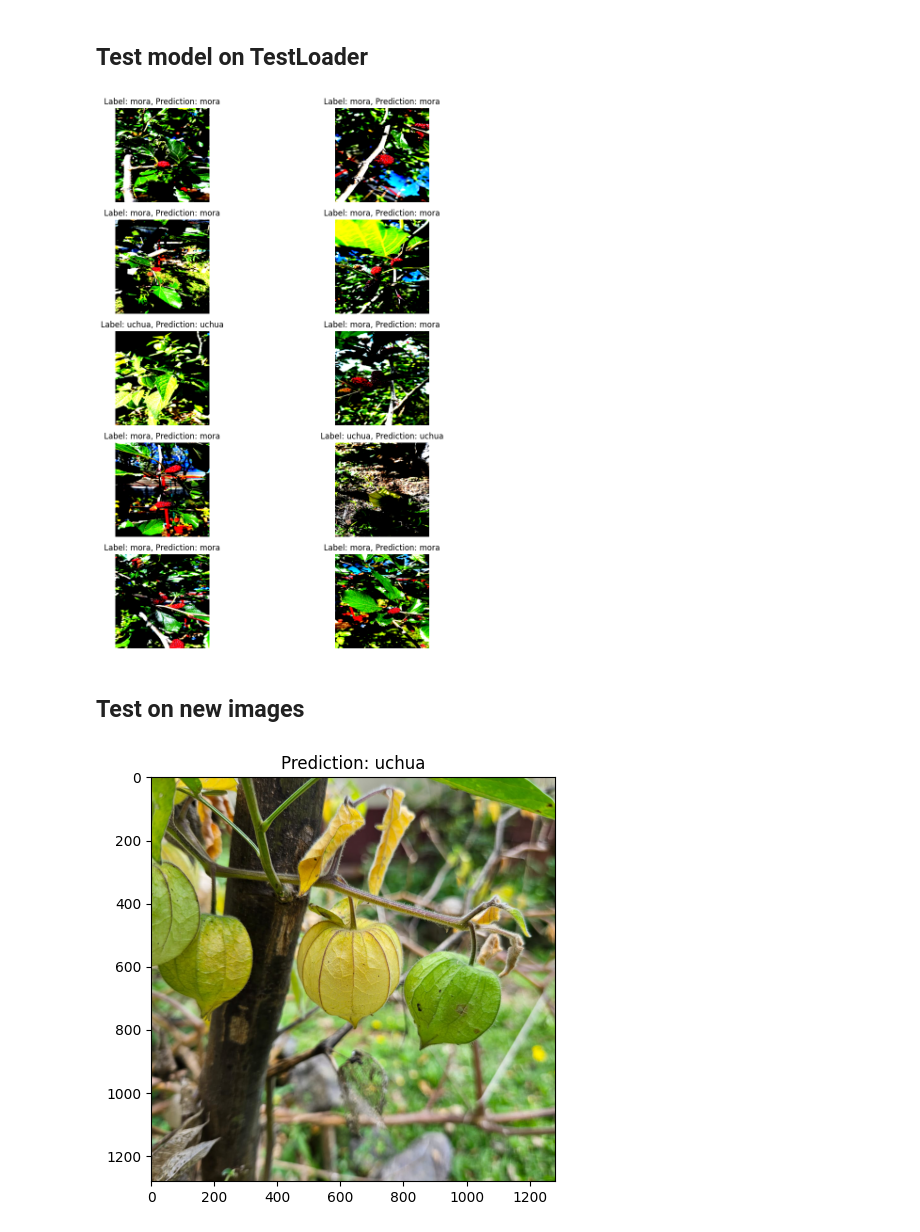
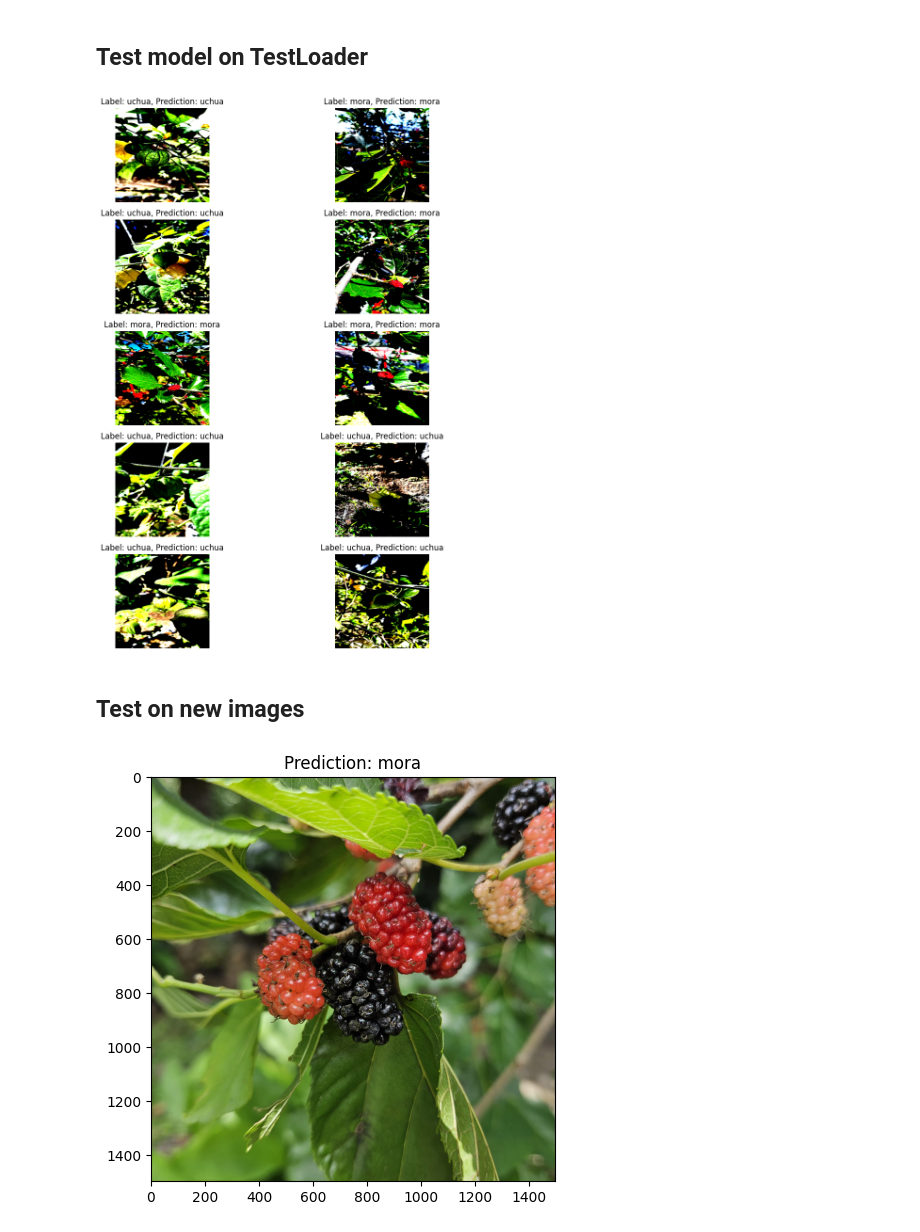
Before and after one commit to LuisMongeB/FruitClassification, a Jupyter notebook: FruitClassification.ipynb, the cells around one changed output. Saved outputs shown, nothing was run; the diff lists cells and outputs as text; code cells hidden in the pictures.

```diff
--- a/FruitClassification.ipynb
+++ b/FruitClassification.ipynb
@@ -380,7 +383,8 @@ Best Validation Accuracy: 1.0000
 import matplotlib.pyplot as plt
 
 def plot_results(model, test_loader, num_images=5, grid_cols=5):
-    device = torch.device("cuda" if torch.cuda.is_available() else "cpu")
+    # device = torch.device("cuda" if torch.cuda.is_available() else "cpu")
+    device = torch.device("mps" if torch.has_mps else "cpu")
     model.to(device)
 
     model.eval()
@@ -418,7 +422,7 @@ def plot_results(model, test_loader, num_images=5, grid_cols=5):
 # Assuming you have the trained model available in the 'trained_model' variable
 plot_results(trained_model, test_loader, num_images=10, grid_cols=2)
 # %% [output]
-[figure, old version]
+[figure, new version]
 # %% [markdown]
 ## Test on new images
 # %%
@@ -430,23 +437,23 @@ test_transforms = transforms.Compose([transforms.Resize(512),
                                      ])
 # %%
 model = PretrainedResNet(num_classes=2)
-model.load_state_dict(torch.load('fruit_resnet.pth'))
+model.load_state_dict(torch.load('fruit_model.pth'))
 
 def predict_image(image_path, model, device):
     model = model.to(device)
     image = Image.open(image_path)
     image_tensor = test_transforms(image).float()
     image_tensor = image_tensor.unsqueeze(0)
     image_tensor = image_tensor.to(device)
 
     output = model(image_tensor)
     index = output.data.cpu().numpy().argmax()
 
 
     plt.title(f'Prediction: {idx_to_class[index]}')
     plt.tight_layout()
     plt.imshow(image)
 
-predict_image('/Users/luismonbo/Desktop/projects/datasets-backup/fruitclassification/test_images/uchua_92342.jpeg', model, device)
+predict_image(Path(f"{data_dir}/{os.listdir(data_dir)[3]}"), model, device)
 # %% [output]
-[figure, old version]
+[figure, new version]
```
Also changed, not shown: parts of 12 cells of this notebook.
